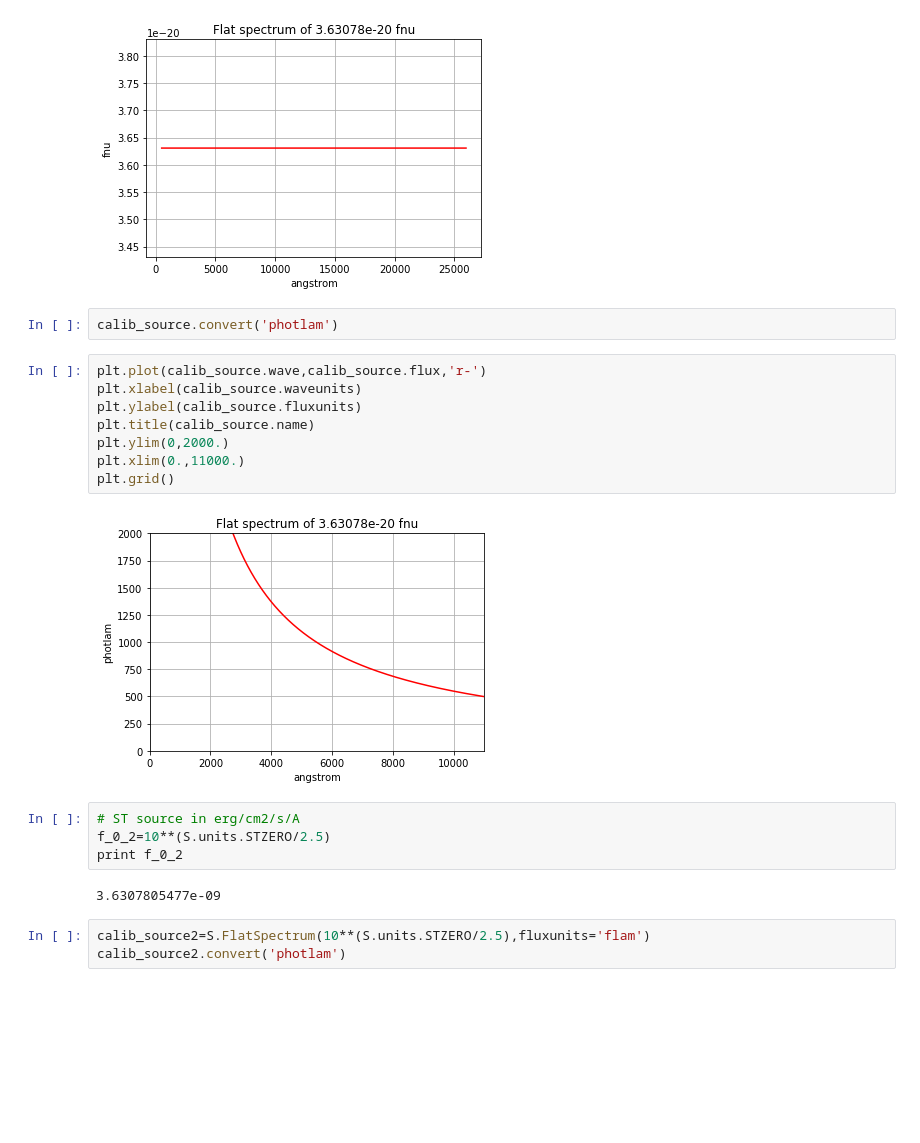
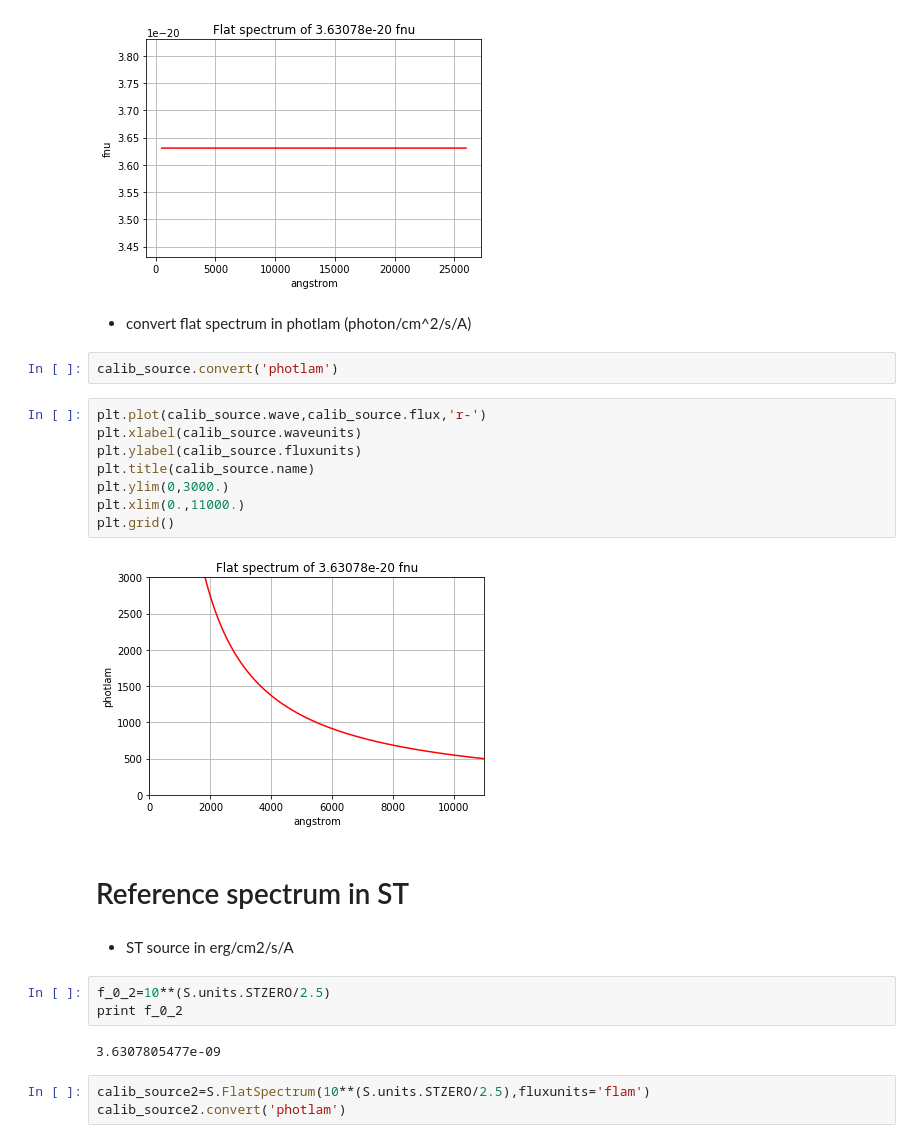
Before and after one commit to sylvielsstfr/PC5AtmStudies, a Jupyter notebook: SNLS/CalibrationSpectra.ipynb, the cells around one changed output. Cells and saved outputs as stored; diff of their text form; blank space fills up the shorter version.

```diff
--- a/SNLS/CalibrationSpectra.ipynb
+++ b/SNLS/CalibrationSpectra.ipynb
@@ -79,20 +113,25 @@ plt.title(calib_source.name)
 plt.grid()
 # %% [output]
 [figure]
+# %% [markdown]
+- convert flat spectrum in photlam (photon/cm^2/s/A)
 # %%
 calib_source.convert('photlam')
 # %%
 plt.plot(calib_source.wave,calib_source.flux,'r-')
 plt.xlabel(calib_source.waveunits)
 plt.ylabel(calib_source.fluxunits)
 plt.title(calib_source.name)
-plt.ylim(0,2000.)
+plt.ylim(0,3000.)
 plt.xlim(0.,11000.)
 plt.grid()
 # %% [output]
-[figure, old version]
+[figure, new version]
+# %% [markdown]
+# Reference spectrum in ST
+# %% [markdown]
+- ST source in erg/cm2/s/A
 # %%
-# ST source in erg/cm2/s/A
 f_0_2=10**(S.units.STZERO/2.5)
 print f_0_2
 # %% [output]
```
Also changed, not shown: parts of 13 cells of this notebook, 2 other files.
